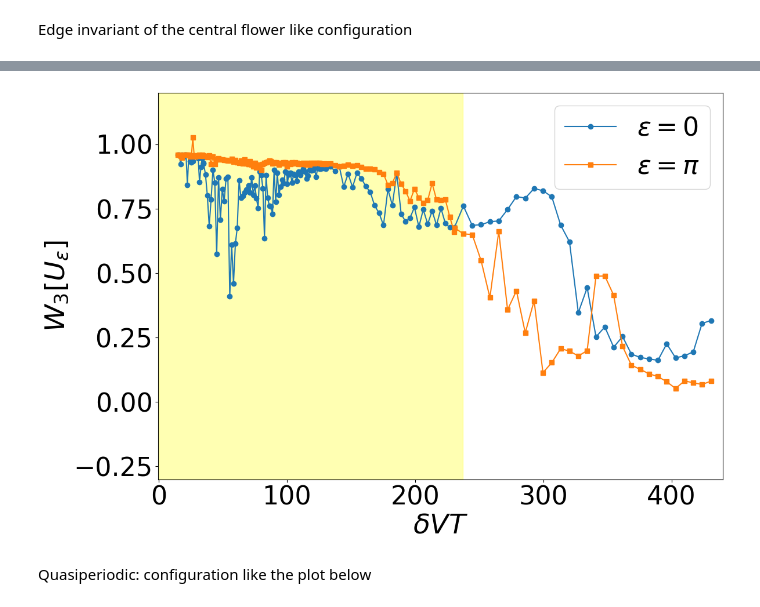
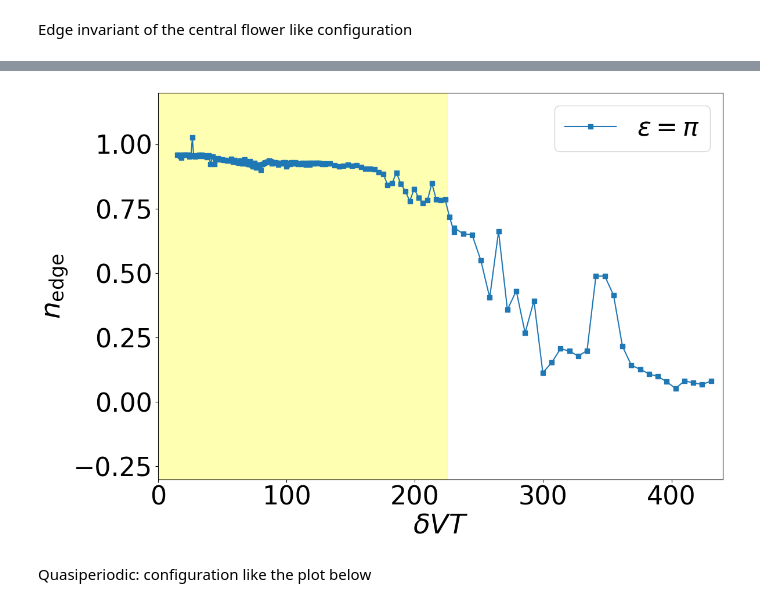
Before and after one commit to NGC2237-Clark/Topo_Loco_QCs, a Jupyter notebook: Floquet/AFAI_GPU_debugertbc.ipynb, the cells around one changed output, grey strips where cells are left out. Cells and saved outputs as stored; diff of their text form; code cells hidden in the pictures.

```diff
--- a/Floquet/AFAI_GPU_debugertbc.ipynb
+++ b/Floquet/AFAI_GPU_debugertbc.ipynb
@@ -620,34 +620,35 @@ print(vdT_quasi1_edge)
 # %%
 fig, ax = plt.subplots(figsize=(12, 8))
 
 # Plot y1 with label for epsilon = 0
-ax.plot(vdT_quasi1_edge, y1_quasi1_edge, label=r'$\varepsilon = 0$', marker='o')
+# ax.plot(vdT_quasi1_edge, y1_quasi1_edge, label=r'$\varepsilon = 0$', marker='o')
 
 # Plot y2 with label for epsilon = pi
 ax.plot(vdT_quasi1_edge, y2_quasi1_edge, label=r'$\varepsilon = \pi$', marker='s')
 
 # Set labels and fontsize
 ax.set_xlabel(r'$\delta VT$', fontsize=34)
-ax.set_ylabel(r'$W_3[U_\varepsilon]$', fontsize=34)
+ax.set_ylabel(r'$n_{\mathrm{edge}}$', fontsize=34)
 
 # Set tick label font sizes
 ax.tick_params(axis='x', labelsize=32)
 ax.tick_params(axis='y', labelsize=32)
 
 # Add a legend with the specified font size
 ax.legend(fontsize=32)
 ax.set_ylim(-0.3, 1.2)
 ax.set_xlim(-0.3, 440)
 # Add a colored window on the x-axis
 x_min_afai = 0  # starting x value of the window
-x_max_afai = 237  # ending x value of the window
+x_max_afai = 225  # ending x value of the window
 ax.axvspan(x_min_afai, x_max_afai, color='yellow', alpha=0.3)
 
 # Show the plot
 plt.tight_layout()
+plt.savefig('edgewinding_quasi_30.pdf')
 plt.show()
 # %% [output]
-[figure, old version]
+[figure, new version]
 # %% [markdown]
 Quasiperiodic: configuration like the plot below
 # %%
```
Also changed, not shown: parts of 1 cell of this notebook, 5 other files.
